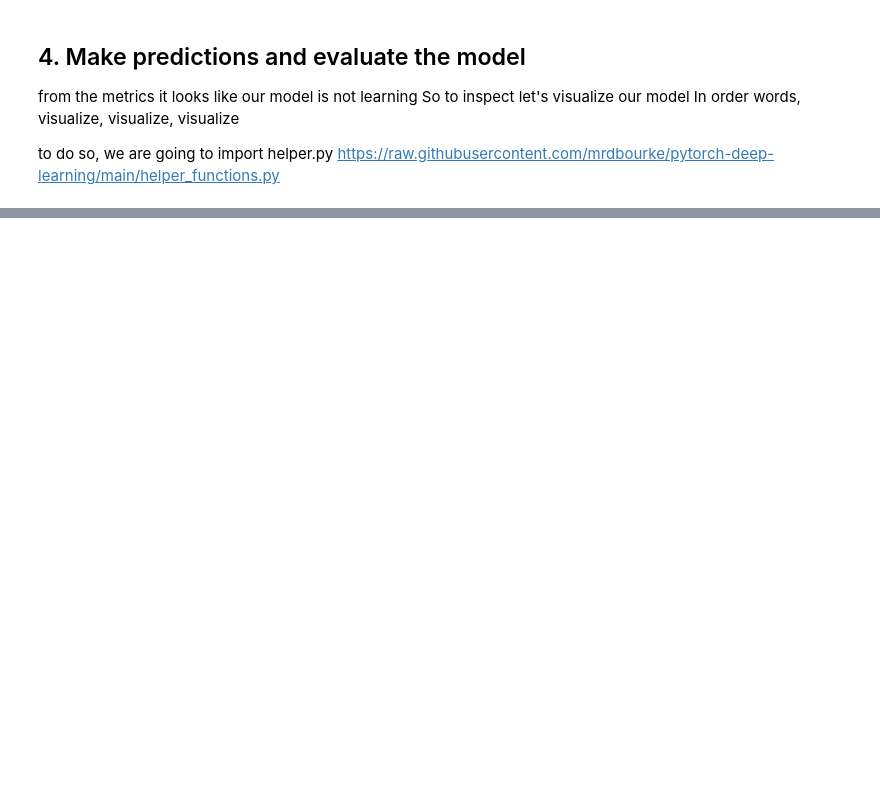
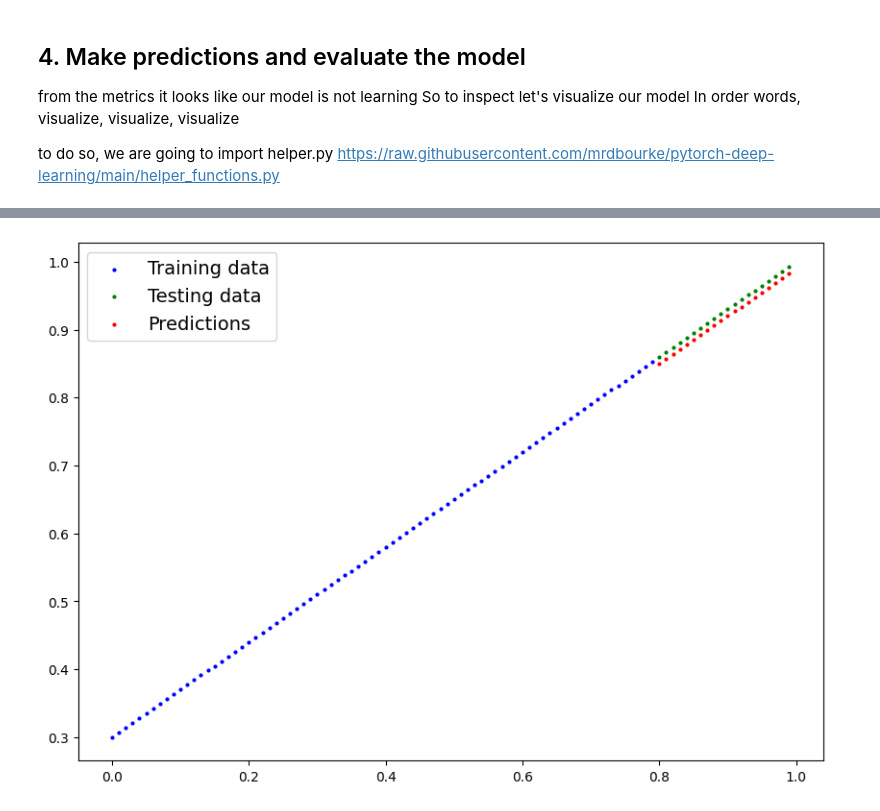
Before and after one commit to habonimana/PyTorch-for-Deep-Learning, a Jupyter notebook: 02_pytorch_classification.ipynb, the cells around one changed output, grey strips where cells are left out. Cells and saved outputs as stored; diff of their text form; code cells hidden in the pictures; blank space fills up the shorter version.

```diff
--- a/02_pytorch_classification.ipynb
+++ b/02_pytorch_classification.ipynb
@@ -471,0 +701,30 @@ else:
+# %%
+# Train the model
+torch.manual_seed(42)
+torch.cuda.manual_seed(42)
+
+# Set the number of epochs
+
+epochs = 10000
+
+# Put the data on the target device
+X_train_reg, y_train_reg = X_train_reg.to(device), y_train_reg.to(device)
+X_test_reg, y_test_reg = X_test_reg.to(device), y_test_reg.to(device)
+
+# Training
+for epoch in range(epochs):
+    y_pred = model_2(X_train_reg)
+    loss = loss_fn(y_pred, y_train_reg)
+    optimizer.zero_grad()
+    loss.backward()
+    optimizer.step()
+
+    # Testing
+    model_2.eval()
+    with torch.inference_mode():
+        test_pred = model_2(X_test_reg)
+        test_loss = loss_fn(test_pred, y_test_reg)
+
+    # Print out what's happening
+    if epoch % 1000 == 0:
+        print(f"Epoch: {epoch} | loss: {loss:.5f} | Test loss :{test_loss:.5f}")
@@ -471,0 +742,16 @@ else:
+# %%
+# Turn on evaluation mode
+
+model_2.eval()
+
+# Make predictions (inference)
+
+with torch.inference_mode():
+    y_preds = model_2(X_test_reg)
+
+# Plot data and predictions
+plot_predictions(train_data=X_train_reg.cpu(), train_labels=y_train_reg.cpu(),
+                 test_data=X_test_reg.cpu(), test_labels=y_test_reg.cpu(),
+                 predictions=y_preds.cpu())
+# %% [output]
+[figure, added]
```
Also changed, not shown: parts of 25 cells of this notebook.
